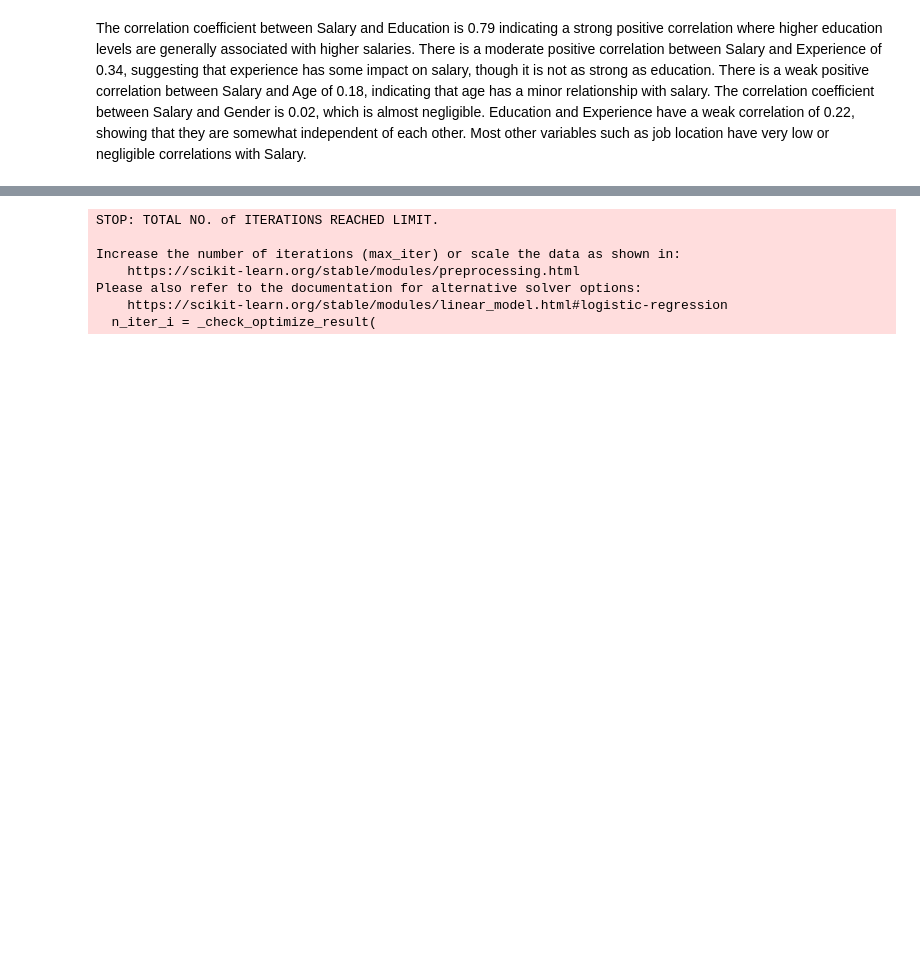
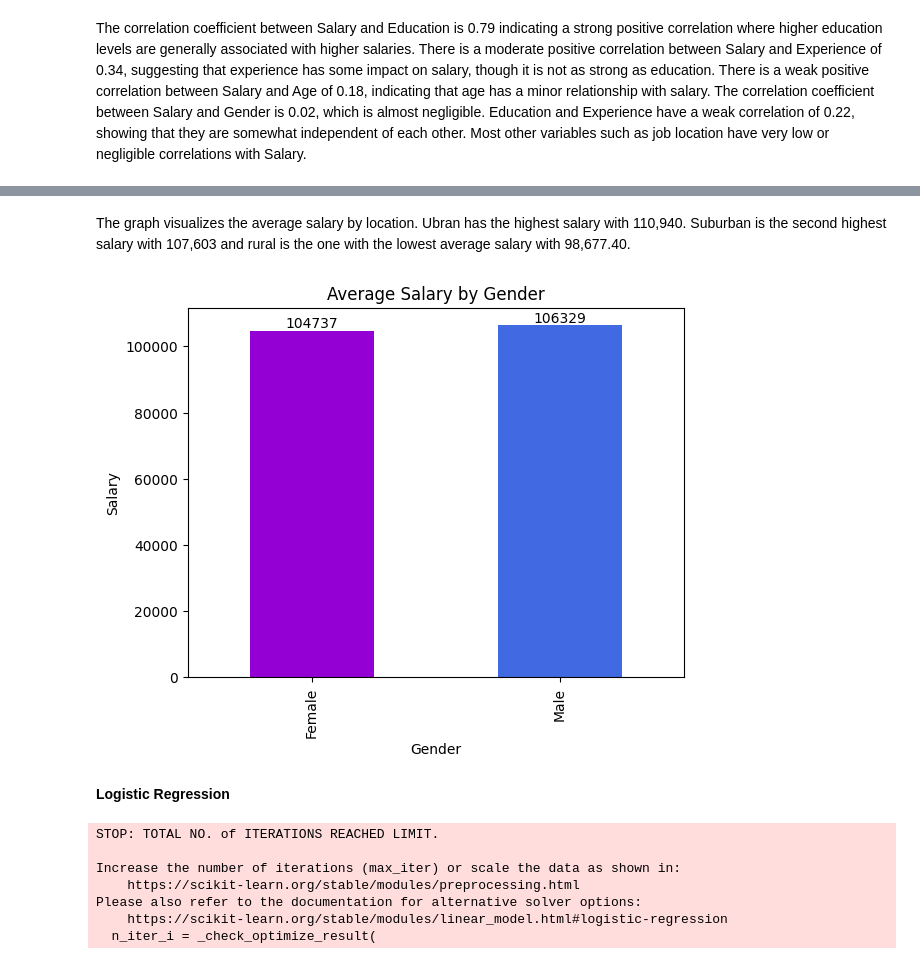
Before and after one commit to Twujira/TW_Data201, a Jupyter notebook: Project_3_restored.ipynb, the cells around one changed output, grey strips where cells are left out. Drawn from its saved outputs; the diff is of its cells as text; code cells hidden in the pictures; blank space fills up the shorter version.

```diff
--- a/Project_3_restored.ipynb
+++ b/Project_3_restored.ipynb
@@ -181,3 +208,17 @@ The correlation coefficient between Salary and Education is 0.79 indicating a st
+# %% [markdown]
+The graph visualizes the average salary by location. Ubran has the highest salary with 110,940. Suburban is the second highest salary with 107,603 and rural is the one with the lowest average salary with 98,677.40.
+# %%
+Avg_salary_by_gender = df.groupby('Gender')['Salary'].mean()
+ax = Avg_salary_by_gender.plot(kind='bar', color=['darkviolet', 'royalblue'])
+plt.title("Average Salary by Gender")
+plt.ylabel("Salary")
+plt.xticks([0, 1],['Female' ,'Male'])
+ax.bar_label(ax.containers[0])
+plt.show()
+# %% [output]
+[figure, added]
+# %% [markdown]
+**Logistic Regression**
 # %%
 # Features and target
 X = df[['Education', 'Experience', 'Location', 'Job_Title', 'Age', 'Gender']]
```
Also changed, not shown: parts of 13 cells of this notebook.
